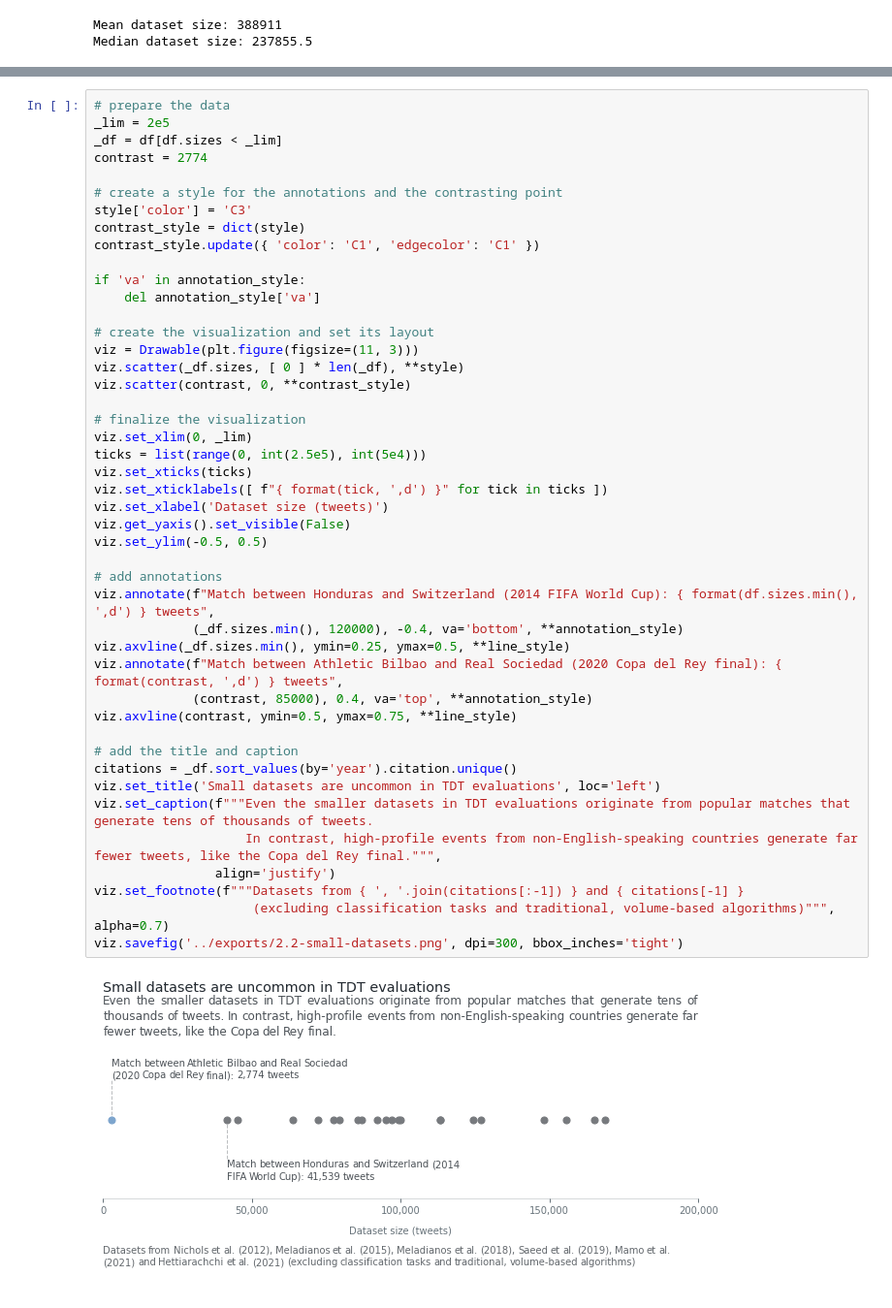
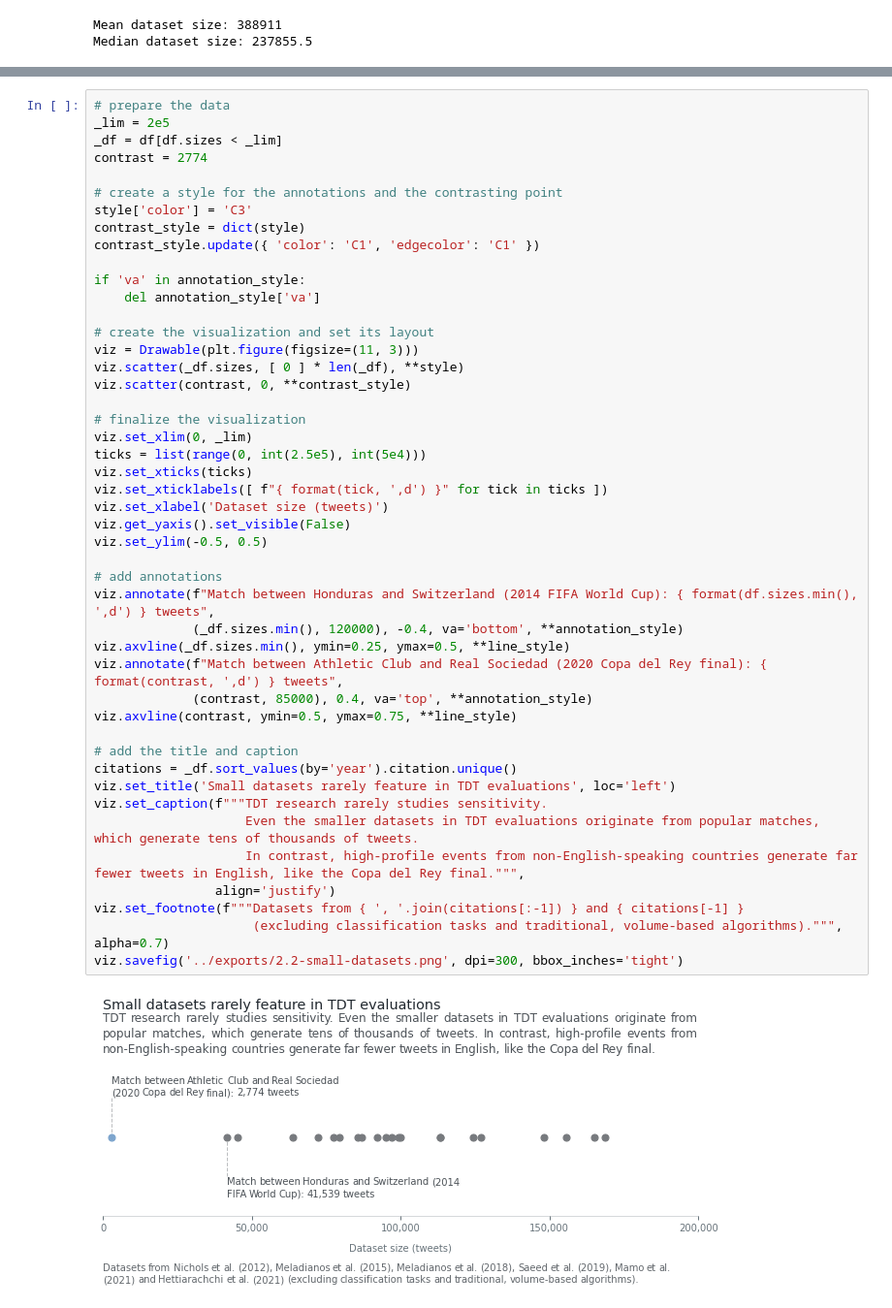
Before and after one commit to NicholasMamo/phd-data, a Jupyter notebook: chapter-2/section-2.2/notebooks/tdt-football-datasets.ipynb, the cells around one changed output, grey strips where cells are left out. Shown at 97% size. Saved outputs shown, nothing was run; the diff lists cells and outputs as text.

```diff
--- a/chapter-2/section-2.2/notebooks/tdt-football-datasets.ipynb
+++ b/chapter-2/section-2.2/notebooks/tdt-football-datasets.ipynb
@@ -91,36 +91,37 @@ contrast_style.update({ 'color': 'C1', 'edgecolor': 'C1' })
 if 'va' in annotation_style:
     del annotation_style['va']
 
 # create the visualization and set its layout
 viz = Drawable(plt.figure(figsize=(11, 3)))
 viz.scatter(_df.sizes, [ 0 ] * len(_df), **style)
 viz.scatter(contrast, 0, **contrast_style)
 
 # finalize the visualization
 viz.set_xlim(0, _lim)
 ticks = list(range(0, int(2.5e5), int(5e4)))
 viz.set_xticks(ticks)
 viz.set_xticklabels([ f"{ format(tick, ',d') }" for tick in ticks ])
 viz.set_xlabel('Dataset size (tweets)')
 viz.get_yaxis().set_visible(False)
 viz.set_ylim(-0.5, 0.5)
 
 # add annotations
 viz.annotate(f"Match between Honduras and Switzerland (2014 FIFA World Cup): { format(df.sizes.min(), ',d') } tweets",
              (_df.sizes.min(), 120000), -0.4, va='bottom', **annotation_style)
 viz.axvline(_df.sizes.min(), ymin=0.25, ymax=0.5, **line_style)
-viz.annotate(f"Match between Athletic Bilbao and Real Sociedad (2020 Copa del Rey final): { format(contrast, ',d') } tweets",
+viz.annotate(f"Match between Athletic Club and Real Sociedad (2020 Copa del Rey final): { format(contrast, ',d') } tweets",
              (contrast, 85000), 0.4, va='top', **annotation_style)
 viz.axvline(contrast, ymin=0.5, ymax=0.75, **line_style)
 
 # add the title and caption
 citations = _df.sort_values(by='year').citation.unique()
-viz.set_title('Small datasets are uncommon in TDT evaluations', loc='left')
-viz.set_caption(f"""Even the smaller datasets in TDT evaluations originate from popular matches that generate tens of thousands of tweets.
-                    In contrast, high-profile events from non-English-speaking countries generate far fewer tweets, like the Copa del Rey final.""",
+viz.set_title('Small datasets rarely feature in TDT evaluations', loc='left')
+viz.set_caption(f"""TDT research rarely studies sensitivity.
+                    Even the smaller datasets in TDT evaluations originate from popular matches, which generate tens of thousands of tweets.
+                    In contrast, high-profile events from non-English-speaking countries generate far fewer tweets in English, like the Copa del Rey final.""",
                 align='justify')
 viz.set_footnote(f"""Datasets from { ', '.join(citations[:-1]) } and { citations[-1] }
-                     (excluding classification tasks and traditional, volume-based algorithms)""", alpha=0.7)
+                     (excluding classification tasks and traditional, volume-based algorithms).""", alpha=0.7)
 viz.savefig('../exports/2.2-small-datasets.png', dpi=300, bbox_inches='tight')
 # %% [output]
-[figure, old version]
+[figure, new version]
```
Also changed, not shown: parts of 1 cell of this notebook, 14 other files.
